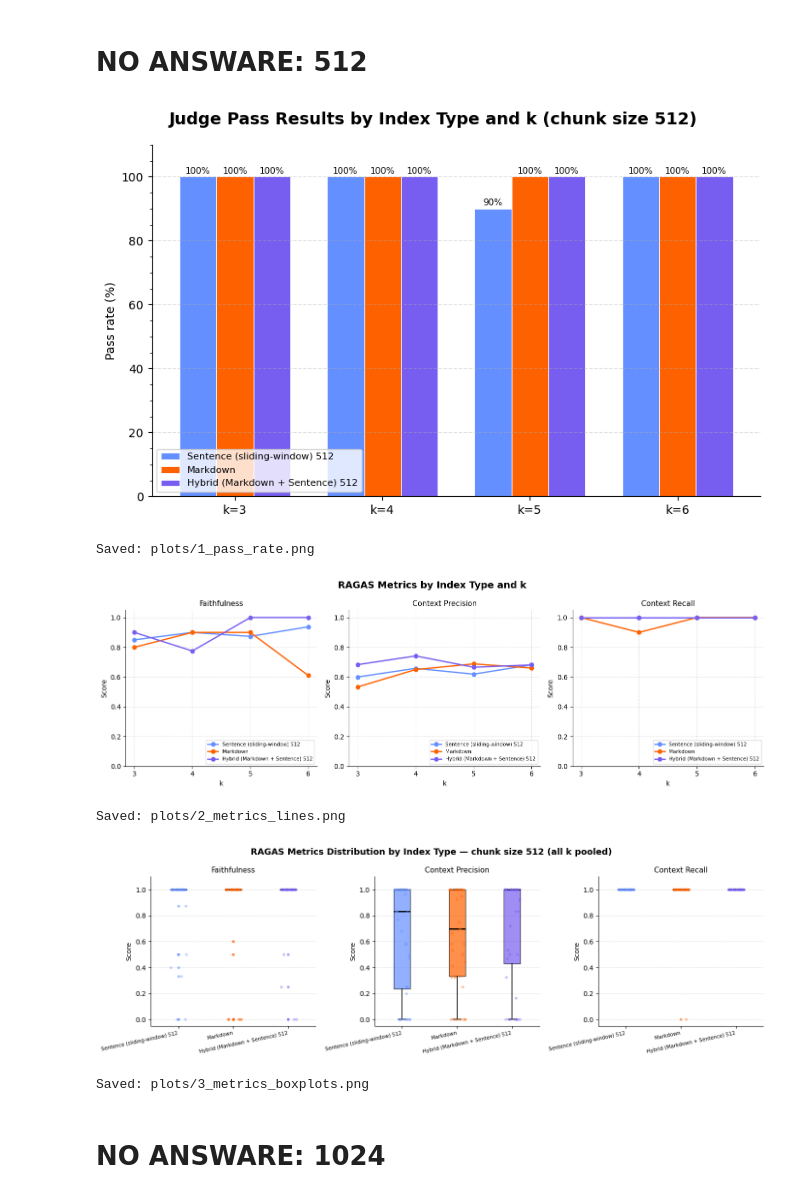
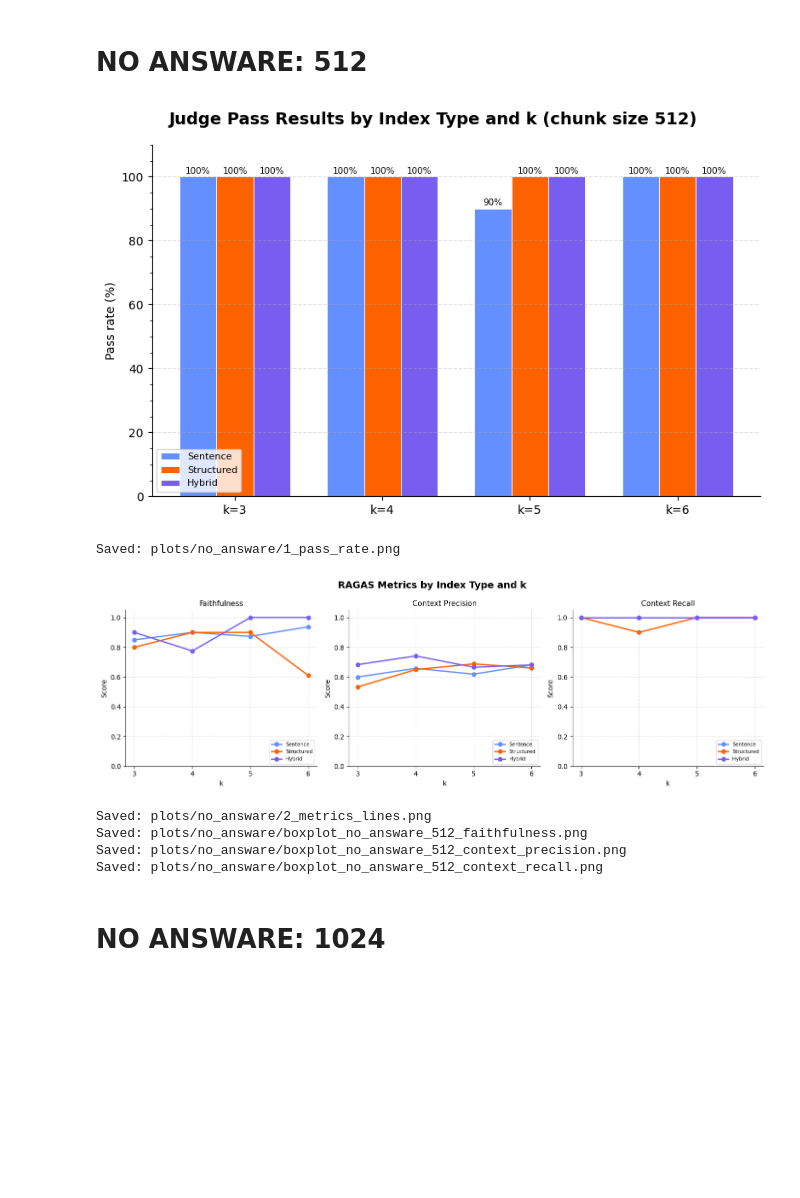
Before and after one commit to Gabriele-tomai00/rag_eval_units, a Jupyter notebook: rag_eval/comparison_study.ipynb, the cells around one changed output. Saved outputs shown, nothing was run; the diff lists cells and outputs as text; code cells hidden in the pictures; blank space fills up the shorter version.

```diff
--- a/rag_eval/comparison_study.ipynb
+++ b/rag_eval/comparison_study.ipynb
@@ -211,13 +287,23 @@ Saved: plots/3_metrics_boxplots.png
 # %% [markdown]
 # 1024
 # %%
-df    = load_all_results(chunk_size=1024)
+CHUNK_SIZE = 1024
+df    = load_all_results(chunk_size=CHUNK_SIZE)
 stats = pass_stats(df)
 means = metric_means(df, ALL_METRICS, filter_absent=True)
 
 plot_pass_rate(stats, PLOTS_DIR / "1_pass_rate.png",
-               "Judge Pass Results by Index Type and k (chunk size 1024)", INDEX_LABELS_1024)
-plot_metrics_lines(means, PLOTS_DIR / "2_metrics_lines.png", ALL_METRICS, INDEX_LABELS_1024)
+               f"Judge Pass Results by Index Type and k (chunk size {CHUNK_SIZE})", INDEX_LABELS)
+plot_metrics_lines(means, PLOTS_DIR / "2_metrics_lines.png", ALL_METRICS, INDEX_LABELS)
+
+for metric in ALL_METRICS:
+    plot_single_metric_boxplot(
+        df,
+        PLOTS_DIR / f"boxplot_{CHUNK_SIZE}_{metric}.png",
+        metric,
+        INDEX_LABELS,
+        f"{metric.replace('_', ' ').title()} — chunk size {CHUNK_SIZE}",
+    )
 # %% [output]
 [WARNING] File not found, skipping: evals/experiments/from_index_markdown_and_sentence_1024_k_6_results.csv
 ValueError: shape mismatch: objects cannot be broadcast to a single shape.  Mismatch is between arg 0 with shape (4,) and arg 1 with shape (3,).
@@ -225,22 +311,36 @@ ValueError: shape mismatch: objects cannot be broadcast to a single shape.  Mism
 # %% [markdown]
 # NO ANSWARE: 512
 # %%
-df    = load_all_results(chunk_size=512, no_answare=True)
+CHUNK_SIZE = 512
+df    = load_all_results(chunk_size=CHUNK_SIZE, no_answare=True)
 stats = pass_stats(df)
 means = metric_means(df, NO_ANSWARE_METRICS)
 
-plot_pass_rate(stats, PLOTS_DIR / "1_pass_rate.png",
-               "Judge Pass Results by Index Type and k (chunk size 512)", INDEX_LABELS_512)
-plot_metrics_lines(means, PLOTS_DIR / "2_metrics_lines.png", NO_ANSWARE_METRICS, INDEX_LABELS_512)
-plot_metrics_boxplots(df, PLOTS_DIR / "3_metrics_boxplots.png", NO_ANSWARE_METRICS, INDEX_LABELS_512,
-                      "RAGAS Metrics Distribution by Index Type — chunk size 512 (all k pooled)")
+plot_pass_rate(stats, PLOTS_NO_ANSWARE_DIR / "1_pass_rate.png",
+               f"Judge Pass Results by Index Type and k (chunk size {CHUNK_SIZE})", INDEX_LABELS)
+plot_metrics_lines(means, PLOTS_NO_ANSWARE_DIR / "2_metrics_lines.png", NO_ANSWARE_METRICS, INDEX_LABELS)
+
+# plot_metrics_boxplots(df, PLOTS_NO_ANSWARE_DIR / "3_metrics_boxplots.png", NO_ANSWARE_METRICS, INDEX_LABELS,
+#                       f"RAGAS Metrics Distribution by Index Type — chunk size {CHUNK_SIZE} (all k pooled)")
+
+
+
+for metric in NO_ANSWARE_METRICS:
+    plot_single_metric_boxplot(
+        df,
+        PLOTS_NO_ANSWARE_DIR / f"boxplot_no_answare_{CHUNK_SIZE}_{metric}.png",
+        metric,
+        INDEX_LABELS,
+        f"{metric.replace('_', ' ').title()} — chunk size {CHUNK_SIZE}",
+    )
 # %% [output]
-[figure, old version]
+[figure, new version]
-Saved: plots/1_pass_rate.png
+Saved: plots/no_answare/1_pass_rate.png
-[figure, old version]
+[figure, new version]
-Saved: plots/2_metrics_lines.png
+Saved: plots/no_answare/2_metrics_lines.png
+Saved: plots/no_answare/boxplot_no_answare_512_faithfulness.png
+Saved: plots/no_answare/boxplot_no_answare_512_context_precision.png
+Saved: plots/no_answare/boxplot_no_answare_512_context_recall.png
-[figure, removed]
-Saved: plots/3_metrics_boxplots.png
 # %% [markdown]
 # NO ANSWARE: 1024
 # %%
```
Also changed, not shown: parts of 4 cells of this notebook.
